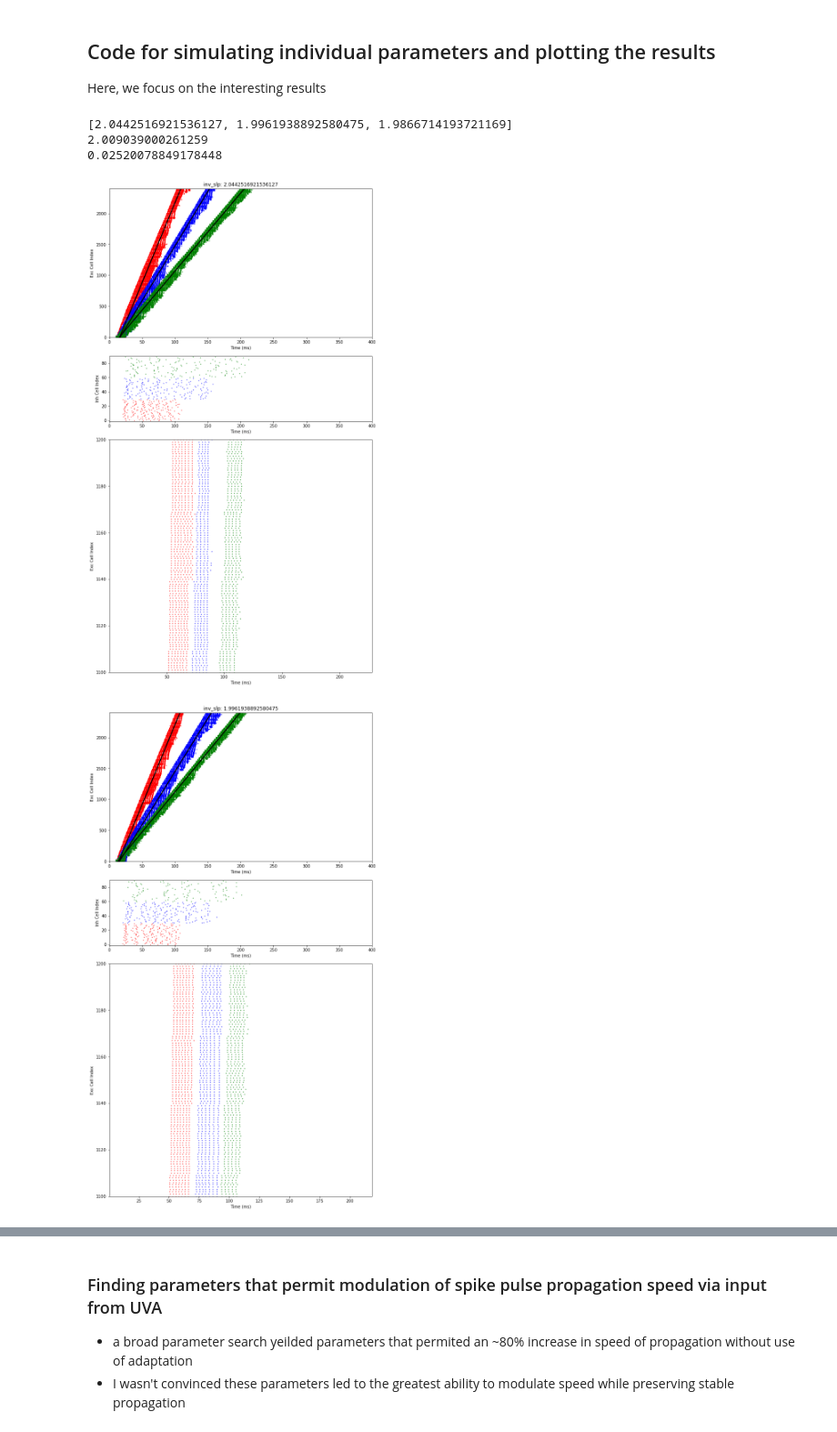
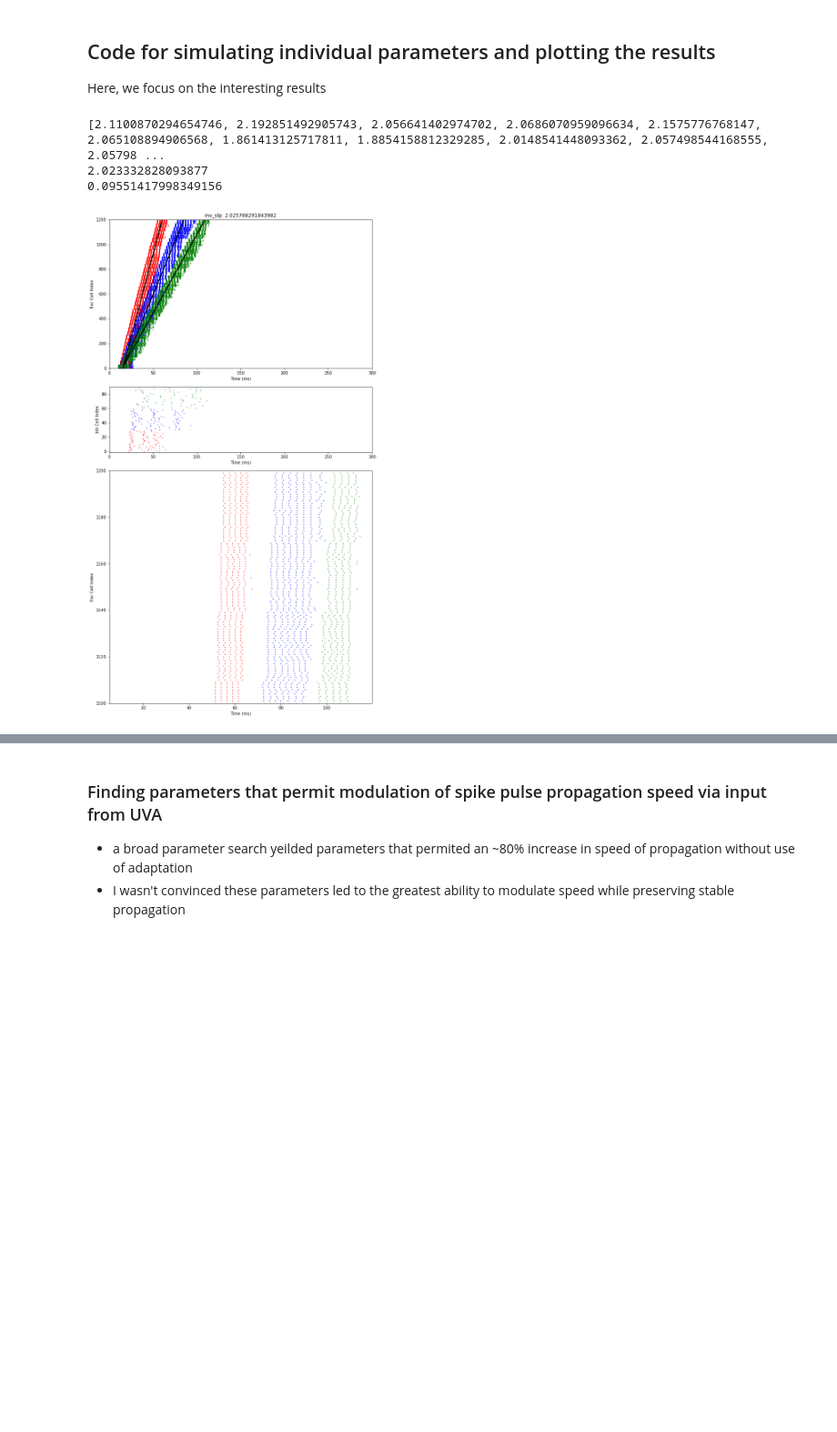
Before and after one commit to davidgbe/for_the_birds, a Jupyter notebook: S3_param_search_results.ipynb, the cells around one changed output, grey strips where cells are left out. Shown: that part at 91% size. Saved outputs shown, nothing was run; the diff lists cells and outputs as text; code cells hidden in the pictures; blank space fills up the shorter version.

```diff
--- a/S3_param_search_results.ipynb
+++ b/S3_param_search_results.ipynb
@@ -401,16 +220,16 @@ m = copy(M)
 Here, we focus on the interesting results
 # %%
 def quick_plot(m, w_e_i_r, w_i_e_r, w_e_e_r, w_e_e_f, uva_freq, percent_cnxn_e_e, percent_cnxn_e_i,
-               overlay=False, repeats=1):
+               overlay=False, repeats=1, show_only_first=False):
     # w_e_i_r_range, w_i_e_r_range, w_e_e_r_range, w_e_e_f_range, uva_range
     all_rsps = run_test(m, w_e_i_r, w_i_e_r, w_e_e_r, w_e_e_f, uva_freq, percent_cnxn_e_e, percent_cnxn_e_i,
                     show_connectivity=False, repeats=repeats)
 
     inv_slope_rs = []
 
-    for rsps in all_rsps:
+    for r_idx, rsps in enumerate(all_rsps):
 
-        if overlay:
+        if overlay and (not (show_only_first and r_idx > 0)):
             gs = gridspec.GridSpec(7, 1)
             fig = plt.figure(figsize=(10, 20), tight_layout=True)
             axs = [fig.add_subplot(gs[1:3]), fig.add_subplot(gs[3]), fig.add_subplot(gs[4:])]
@@ -426,6 +245,9 @@ def quick_plot(m, w_e_i_r, w_i_e_r, w_e_e_r, w_e_e_f, uva_freq, percent_cnxn_e_e
 
             inv_slope = 1./slp
             inv_slopes.append(inv_slope)
+
+            if show_only_first and r_idx > 0:
+                continue
 
             if not overlay:
                 gs = gridspec.GridSpec(7, 1)
@@ -473,27 +295,18 @@ def quick_plot(m, w_e_i_r, w_i_e_r, w_e_e_r, w_e_e_f, uva_freq, percent_cnxn_e_e
 # %%
 S.T = 0.3
 
-m2 = copy(m)
-m2.N_L = 80
+m = copy(M)
+m.N_L = 40
 
-set_dynamic_vars(m2)
+set_dynamic_vars(m)
 # %%
-# 1.50e-06 1.70e-06 5.50e-06 8.80e-06 3.50e-01 4.50e-01 1.05e-01
-
-# slps = []
-# for ff_w in np.linspace(9., 13., 6):
-slps = quick_plot(m2, 1.500e-06, 2.5e-06, 13.0e-06, 8.5e-6, 5.5e-01, 1., 1.025e-01,
-                  overlay=True, repeats=3)
+slps = quick_plot(m, 1.500e-06, 2.5e-06, 13.0e-06, 8.5e-6, 5.5e-01, 1., 1.025e-01,
+                  overlay=True, repeats=20, show_only_first=True)
 print(slps)
-#     if not np.isnan(slp):
-#         slps.append(slp)
-# print('')
 print(np.mean(slps))
 print(np.std(slps))
-    # 0, 120, 240 Hz
 # %% [output]
-[2.0442516921536127, 1.9961938892580475, 1.9866714193721169]
-2.009039000261259
-0.02520078849178448
+[2.1100870294654746, 2.192851492905743, 2.056641402974702, 2.0686070959096634, 2.1575776768147, 2.065108894906568, 1.861413125717811, 1.8854158812329285, 2.0148541448093362, 2.057498544168555, 2.05798 ...
+2.023332828093877
+0.09551417998349156
-[figure, old version]
+[figure, new version]
-[figure, removed]
```
Also changed, not shown: parts of 12 cells of this notebook, 2 other files.
